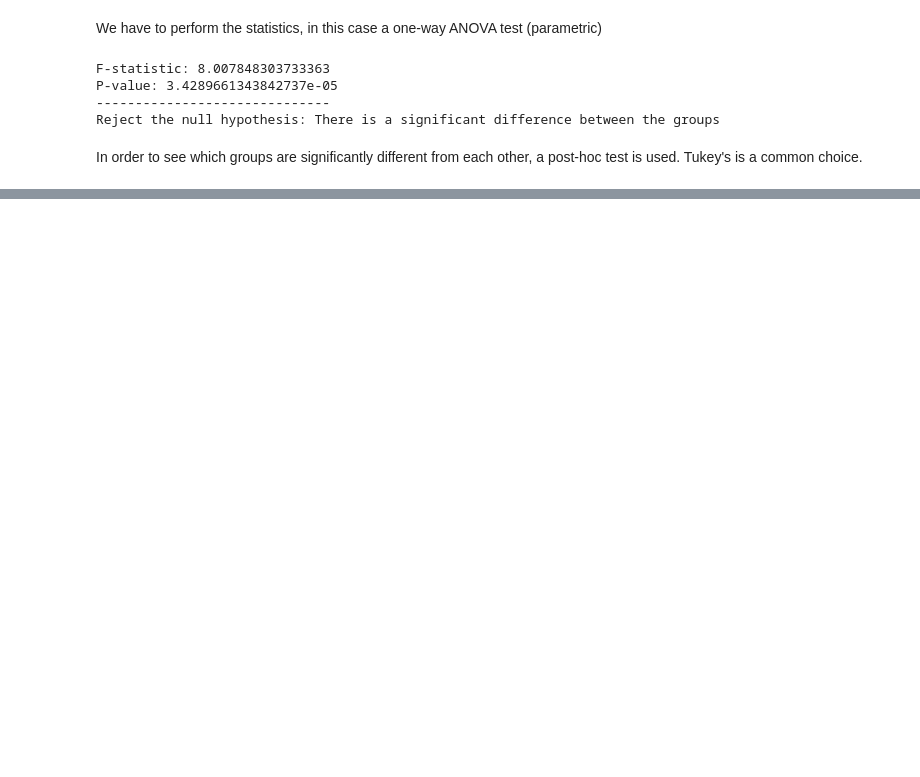
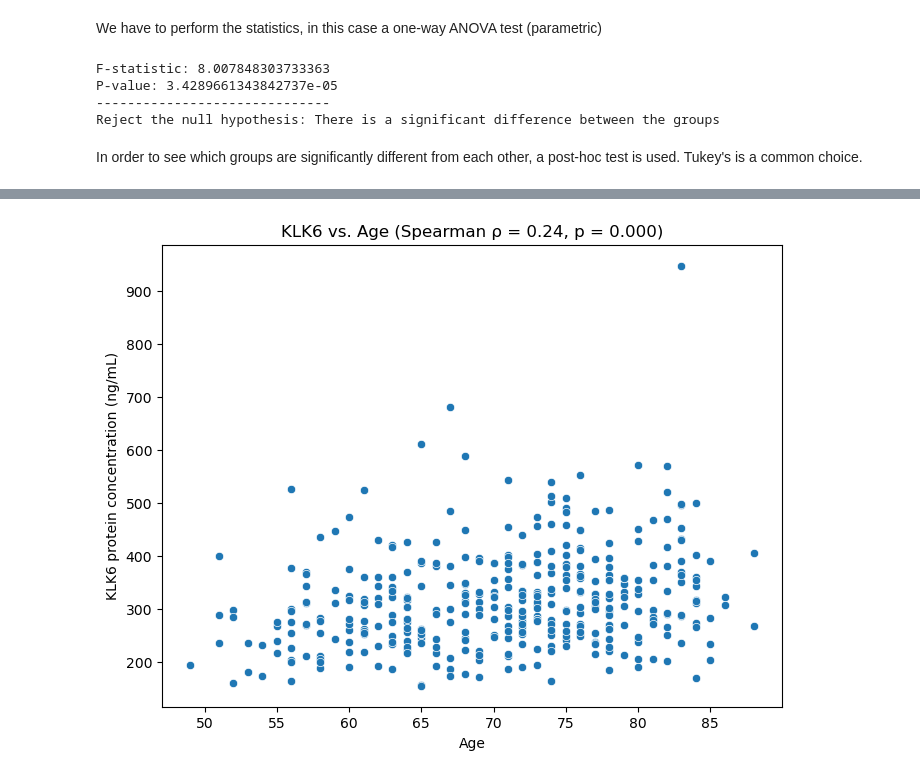
Before and after one commit to miyohtnk/PhD_KLK6_data_analysis, a Jupyter notebook: KLK6_ELISA_data_analysis.ipynb, the cells around one changed output, grey strips where cells are left out. Saved outputs shown, nothing was run; the diff lists cells and outputs as text; code cells hidden in the pictures; blank space fills up the shorter version.

```diff
--- a/KLK6_ELISA_data_analysis.ipynb
+++ b/KLK6_ELISA_data_analysis.ipynb
@@ -230,0 +513,10 @@ def add_sig_bars(ax, group1, group2, p_value, x1, x2, y):
+# %%
+# Create a scatter plot
+plt.figure(figsize=(8, 6))
+sns.scatterplot(data=df, x='Age', y='Value')
+plt.title(f'KLK6 vs. Age (Spearman ρ = {spearman_corr_age:.2f}, p = {spearman_p_age:.3f})')
+plt.xlabel("Age")
+plt.ylabel("KLK6 protein concentration (ng/mL)")
+plt.show()
+# %% [output]
+[figure, added]
```
Also changed, not shown: parts of 50 cells of this notebook, 4 other files.
